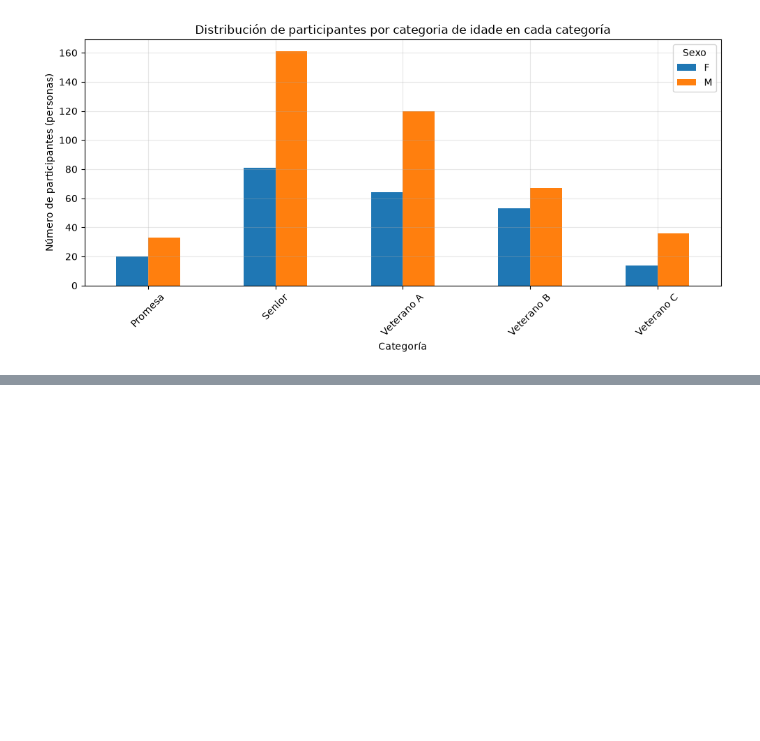
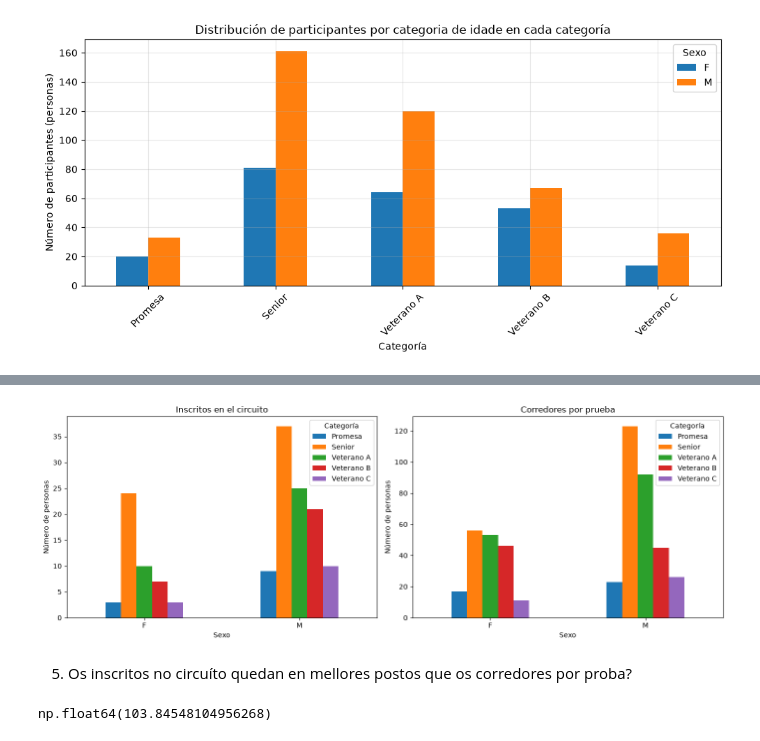
Before and after one commit to davidfernandowirtz/p2-coruna-corre, a Jupyter notebook: notebooks/04_analisis_base.ipynb, the cells around one changed output, grey strips where cells are left out. Saved outputs shown, nothing was run; the diff lists cells and outputs as text; code cells hidden in the pictures; blank space fills up the shorter version.

```diff
--- a/notebooks/04_analisis_base.ipynb
+++ b/notebooks/04_analisis_base.ipynb
@@ -130,0 +299,7 @@ plt.show()
+# %%
+circuito = inscritos.groupby(["sexo","categoria"])["persona_id"].nunique().unstack()
+por_proba = inscritos_proba.groupby(["sexo","categoria"])["persona_id"].nunique().unstack()
+
+print(circuito)
+print()
+print(por_proba)
@@ -130,0 +316,28 @@ plt.show()
+# %%
+fig, axes = plt.subplots(1, 2, figsize=(14, 5))
+
+circuito.plot(kind="bar", ax=axes[0])
+axes[0].set_title("Inscritos en el circuito")
+axes[0].set_xlabel("Sexo")
+axes[0].set_ylabel("Número de personas")
+axes[0].legend(title="Categoría")
+axes[0].tick_params(axis="x", rotation=0)
+
+por_proba.plot(kind="bar", ax=axes[1])
+axes[1].set_title("Corredores por prueba")
+axes[1].set_xlabel("Sexo")
+axes[1].set_ylabel("Número de personas")
+axes[1].legend(title="Categoría")
+axes[1].tick_params(axis="x", rotation=0)
+
+plt.tight_layout()
+plt.show()
+# %% [output]
+[figure, added]
+# %% [markdown]
+5. Os inscritos no circuíto quedan en mellores postos que os corredores por proba?
+# %%
+print(inscritos["puesto_general"].mean())
+print(inscritos_proba["puesto_general"].mean())
+# %% [output]
+np.float64(103.84548104956268)
```
Also changed, not shown: parts of 13 cells of this notebook.
